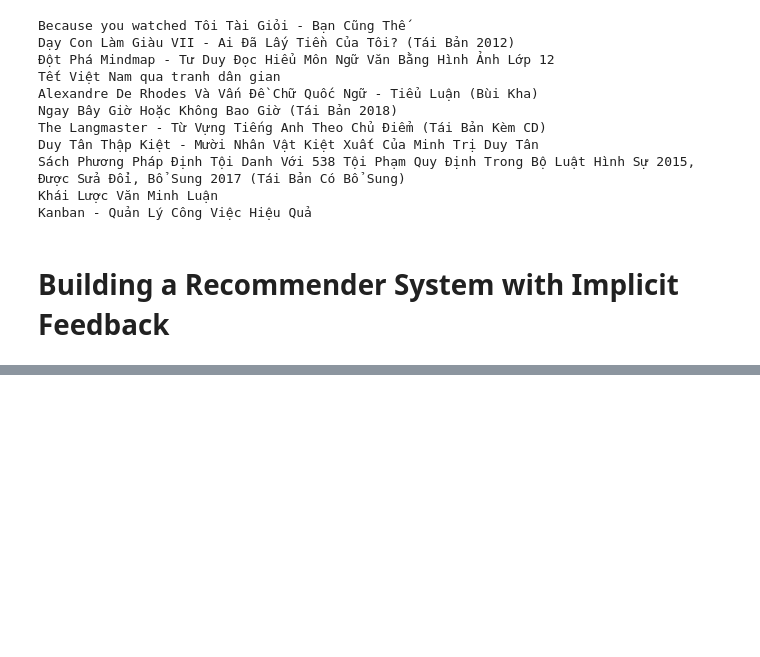
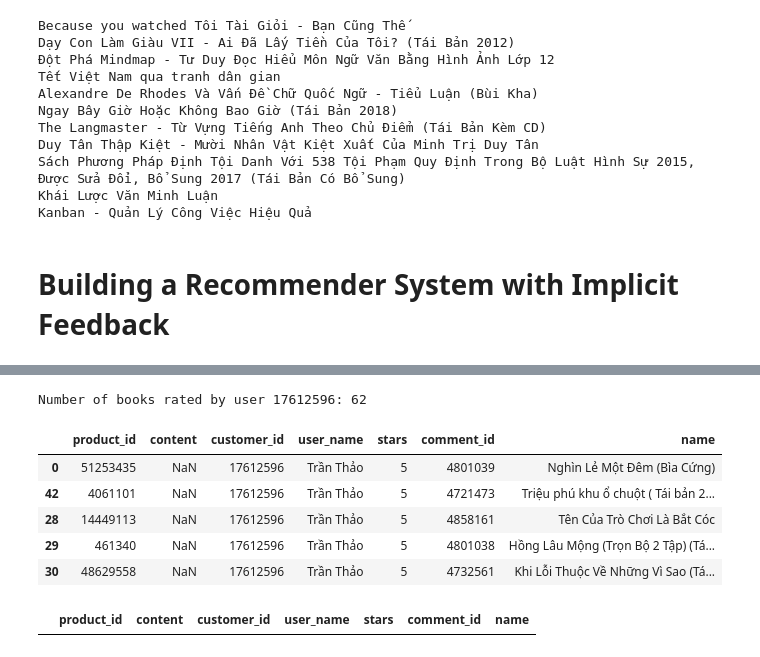
Before and after one commit to lananhlala/DoAnPTIT, a Jupyter notebook: Recommend/item-item-rs.ipynb, the cells around one changed output, grey strips where cells are left out. Drawn from its saved outputs; the diff is of its cells as text; code cells hidden in the pictures; blank space fills up the shorter version.

```diff
--- a/Recommend/item-item-rs.ipynb
+++ b/Recommend/item-item-rs.ipynb
@@ -17,3 +17,6 @@ ratings.head()
 | 2 | 3071851 | Sách có hình vẽ và nội dung rất đ... | 6292041 | Phan Thi Hoan | 5 | 2831147 |
 | 3 | 3071851 | Sách dễ thương. Bé nhà mình rất t... | 10905691 | Yến Nhi | 5 | 3477988 |
 | 4 | 3071851 | Sách dễ thương | 7933673 | Ngoc Dung | 5 | 4633043 |
+# %%
+list_books = ratings['product_id'].unique()
+list_books
@@ -27,3 +33,5 @@ books.head()
 | 2 | 55573620 | Giáo Trình Tự Học AutoCAD 2019 Th... | Sách Công Nghệ Thông Tin | Thiết Kế - Đồ Họa |
 | 3 | 24889348 | Lập trình hướng đối tượng JAVA co... | Sách Công Nghệ Thông Tin | Lập Trình |
 | 4 | 37667006 | Combo Giáo Trình Kỹ Thuật Lập Trì... | Sách Công Nghệ Thông Tin | Lập Trình |
+# %%
+books.drop(books[~books['id'].isin(list_books)].index, inplace=True)
@@ -312,0 +442,25 @@ Kanban - Quản Lý Công Việc Hiệu Quả
+# %%
+user_id = 17612596
+# %%
+user_ratings = ratings[ratings['customer_id']==user_id].merge(books[['product_id', 'name']])
+user_ratings = user_ratings.sort_values('stars', ascending=False)
+print(f"Number of books rated by user {user_id}: {user_ratings['product_id'].nunique()}")
+# %% [output]
+Number of books rated by user 17612596: 62
+# %%
+user_ratings = ratings[ratings['customer_id']==user_id].merge(books[['product_id', 'name']])
+user_ratings = user_ratings.sort_values('stars', ascending=False)
+top_5 = user_ratings.head()
+top_5
+# %% [output]
+|  | product_id | content | customer_id | user_name | stars | comment_id | name |
+| 0 | 51253435 | NaN | 17612596 | Trần Thảo | 5 | 4801039 | Nghìn Lẻ Một Đêm (Bìa Cứng) |
+| 42 | 4061101 | NaN | 17612596 | Trần Thảo | 5 | 4721473 | Triệu phú khu ổ chuột ( Tái bản 2... |
+| 28 | 14449113 | NaN | 17612596 | Trần Thảo | 5 | 4858161 | Tên Của Trò Chơi Là Bắt Cóc |
+| 29 | 461340 | NaN | 17612596 | Trần Thảo | 5 | 4801038 | Hồng Lâu Mộng (Trọn Bộ 2 Tập) (Tá... |
+| 30 | 48629558 | NaN | 17612596 | Trần Thảo | 5 | 4732561 | Khi Lỗi Thuộc Về Những Vì Sao (Tá... |
+# %%
+bottom_5 = user_ratings[user_ratings['stars']<3].tail()
+bottom_5
+# %% [output]
+|  | product_id | content | customer_id | user_name | stars | comment_id | name |
```
Also changed, not shown: parts of 19 cells of this notebook, 8 other files.
